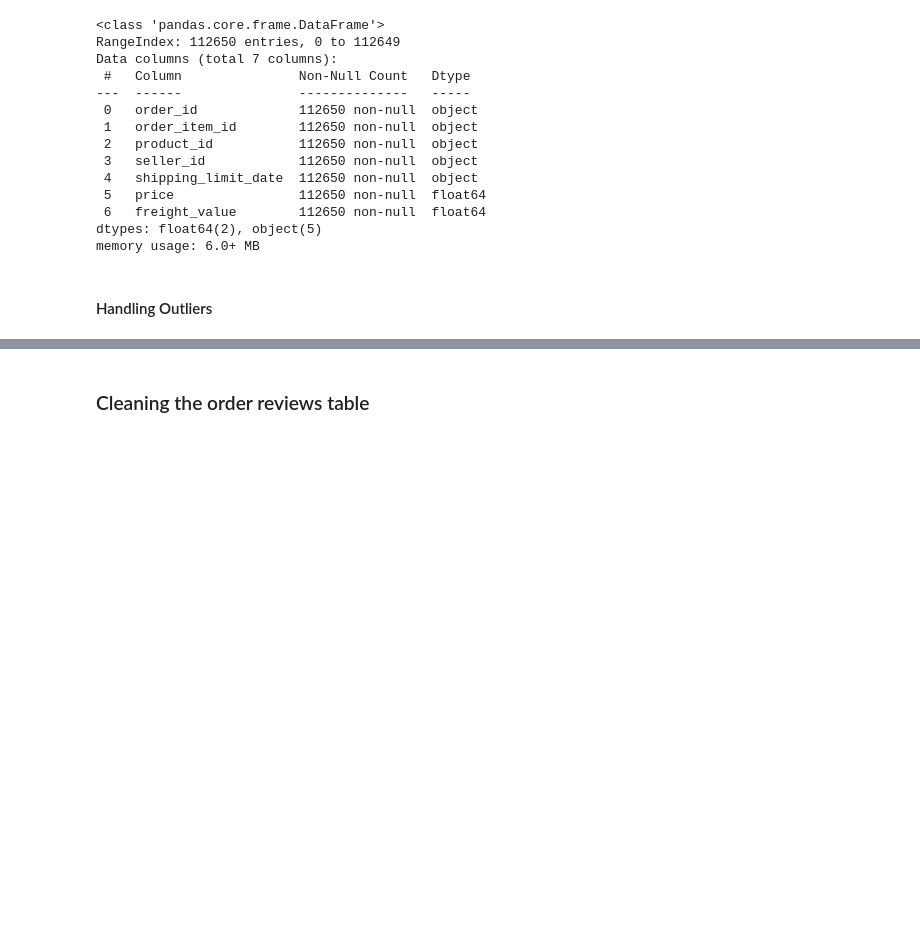
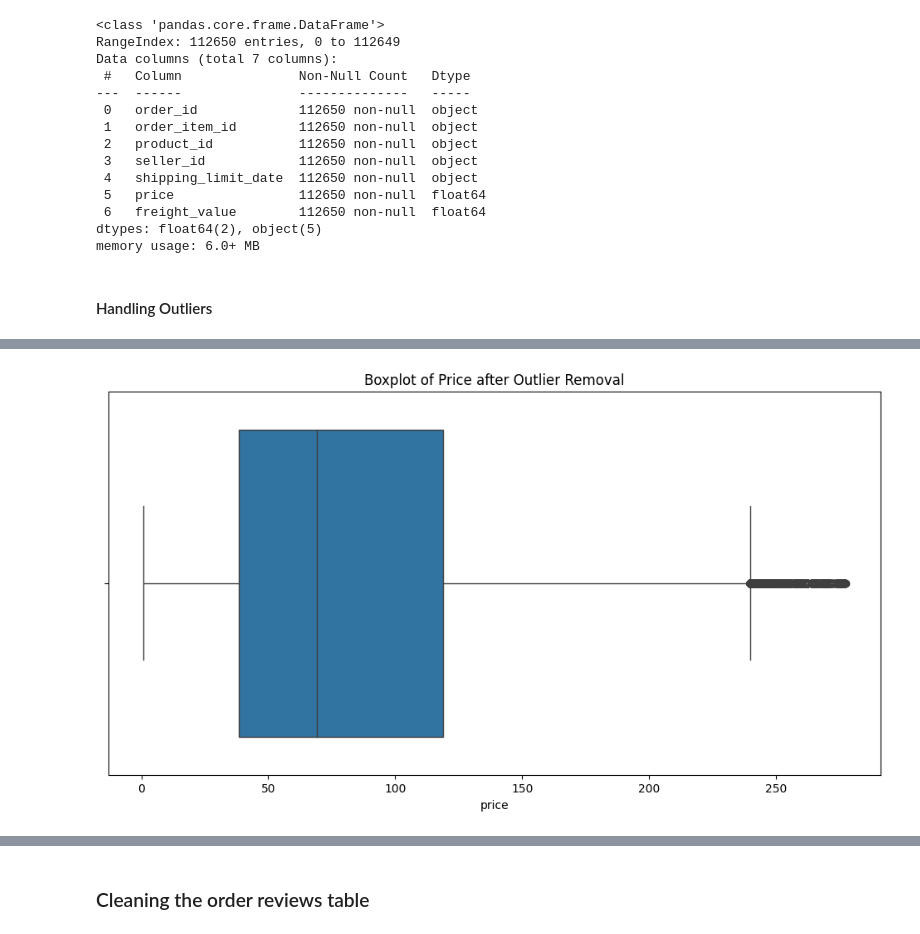
Before and after one commit to stefansphtr/Data-Analytics-Brazilian-Ecommerce, a Jupyter notebook: notebook.ipynb, the cells around one changed output, grey strips where cells are left out. Cells and saved outputs as stored; diff of their text form; code cells hidden in the pictures; blank space fills up the shorter version.

Commit message:
chore(data-cleaning): completed handling outliers in order_items_df

```diff
--- a/notebook.ipynb
+++ b/notebook.ipynb
@@ -916,0 +923,24 @@ NameError: name 'stats' is not defined
+# %%
+# Handling outliers of the price attribute
+
+# Calculate Q1, Q3 and IQR
+Q1 = order_items_df["price"].quantile(0.25)
+Q3 = order_items_df["price"].quantile(0.75)
+IQR = Q3 - Q1
+
+# Define bounds for the acceptable range
+lower_bound = Q1 - 1.5 * IQR
+upper_bound = Q3 + 1.5 * IQR
+
+# Remove rows with 'price' outside the acceptable range
+order_items_df = order_items_df[
+    (order_items_df["price"] >= lower_bound) & (order_items_df["price"] <= upper_bound)
+]
+# %%
+# Plot a boxplot to visualize the outliers
+plt.figure(figsize=(12, 6))
+sns.boxplot(x=order_items_df["price"])
+plt.title("Boxplot of Price after Outlier Removal")
+plt.show()
+# %% [output]
+[figure, added]
```
Also changed, not shown: parts of 10 cells of this notebook.
